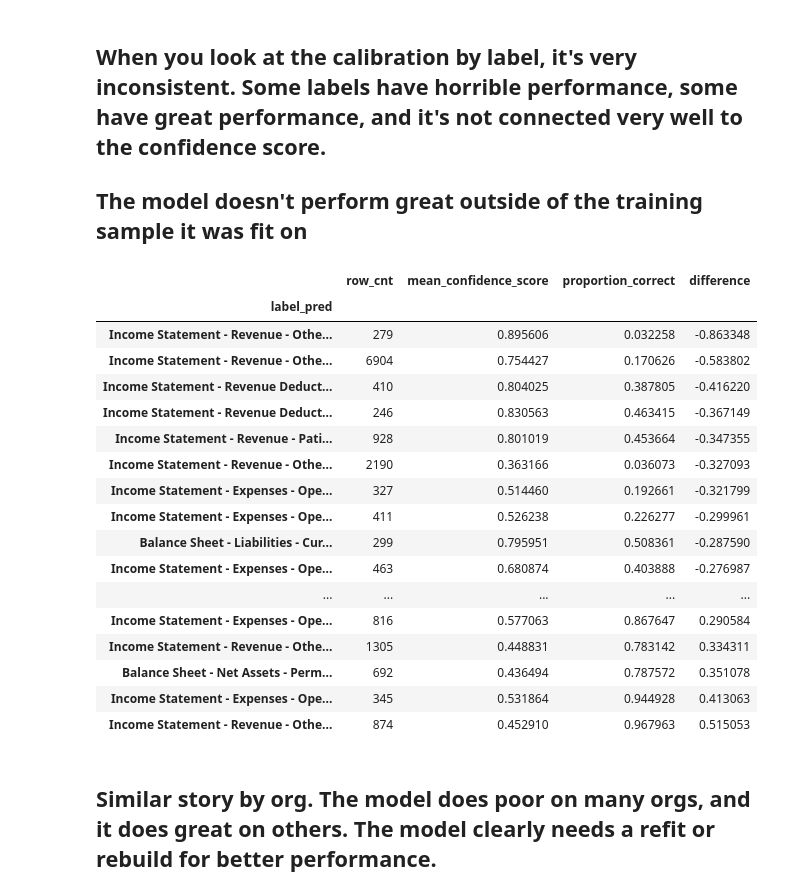
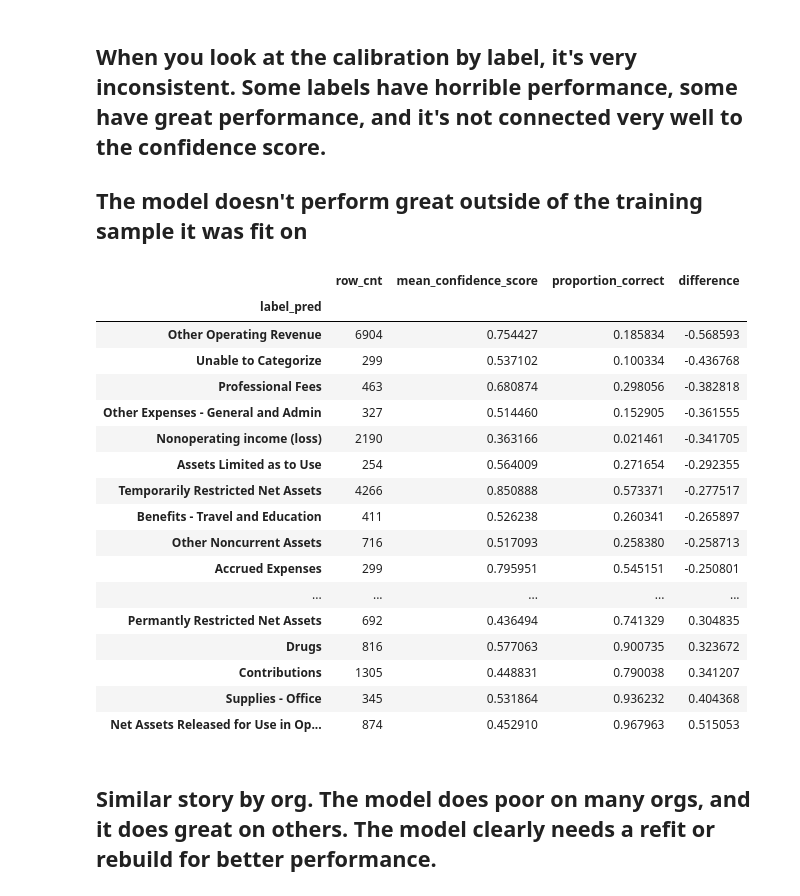
Before and after one commit to sdt-hwallace/confidence-scores, a Jupyter notebook: glacct/glacct_conf_scores.ipynb, the cells around one changed output. Drawn from its saved outputs; the diff is of its cells as text; code cells hidden in the pictures.

```diff
--- a/glacct/glacct_conf_scores.ipynb
+++ b/glacct/glacct_conf_scores.ipynb
@@ -497,0 +548,5 @@ dtype: int64
+# %%
+dfp['pred_trimmed'] = dfp['prediction']
+for val in stmt_cats:
+    dfp['pred_trimmed'] = dfp['pred_trimmed'].str.replace(val, '')
+dfp.loc[dfp.pred_trimmed=='Unable -  to - Categorize', 'pred_trimmed'] = 'Unable to Categorize'
@@ -497,0 +571,5 @@ dtype: int64
+# %%
+dfp['rev_substr'] = dfp.apply(lambda x: x.review == x.pred_trimmed, axis=1)
+dfp['line_substr'] = dfp.apply(lambda x: x.lineitem == x.pred_trimmed, axis=1)
+dfp['review_na'] = False
+dfp.loc[dfp.review == 'NONE', 'review_na'] = True
@@ -498,6 +589,7 @@ dtype: int64
 # %% [markdown]
 ## Begin Analysis
 # %%
-dfm['label'] = 0
-dfm.loc[dfm.review.isnull(), 'label'] = 1
-dfm = dfm.rename({'probability':'confidence', 'prediction':'label_pred'}, axis=1)
+dfp['label'] = 0
+dfp.loc[(dfp.review_na) & (dfp.line_substr), 'label'] = 1
+dfp.loc[(dfp.review_na==False) & (dfp.rev_substr), 'label'] = 1
+dfp = dfp.rename({'probability':'confidence', 'pred_trimmed':'label_pred'}, axis=1)
@@ -532,33 +643,33 @@ disp.__dict__
  'ax_': <Axes: xlabel='Mean predicted probability (Positive class: 1)', ylabel='Fraction of positives (Positive class: 1)'>,
  'figure_': <Figure size 640x480 with 1 Axes>}
 # %%
-dfm['row_cnt'] = 1
+dfp['row_cnt'] = 1
 # %% [markdown]
 ## When you look at the calibration by label, it's very inconsistent. Some labels have horrible performance, some have great performance, and it's not connected very well to the confidence score.
 
 ## The model doesn't perform great outside of the training sample it was fit on
 # %%
-by_label = dfm.groupby('label_pred').agg({'row_cnt': 'sum', 'confidence': 'mean', 'label': 'mean'})
+by_label = dfp.groupby('label_pred').agg({'row_cnt': 'sum', 'confidence': 'mean', 'label': 'mean'})
 by_label['difference'] = by_label['label'] - by_label['confidence']
 by_label = by_label.rename(columns={'confidence':'mean_confidence_score','label':'proportion_correct'})
 by_label.loc[by_label.row_cnt>200].sort_values(by=['difference'])
 # %% [output]
 |  | row_cnt | mean_confidence_score | proportion_correct | difference |
 | label_pred |  |  |  |  |
-| Income Statement - Revenue - Othe... | 279 | 0.895606 | 0.032258 | -0.863348 |
-| Income Statement - Revenue - Othe... | 6904 | 0.754427 | 0.170626 | -0.583802 |
-| Income Statement - Revenue Deduct... | 410 | 0.804025 | 0.387805 | -0.416220 |
-| Income Statement - Revenue Deduct... | 246 | 0.830563 | 0.463415 | -0.367149 |
-| Income Statement - Revenue - Pati... | 928 | 0.801019 | 0.453664 | -0.347355 |
-| Income Statement - Revenue - Othe... | 2190 | 0.363166 | 0.036073 | -0.327093 |
-| Income Statement - Expenses - Ope... | 327 | 0.514460 | 0.192661 | -0.321799 |
-| Income Statement - Expenses - Ope... | 411 | 0.526238 | 0.226277 | -0.299961 |
-| Balance Sheet - Liabilities - Cur... | 299 | 0.795951 | 0.508361 | -0.287590 |
-| Income Statement - Expenses - Ope... | 463 | 0.680874 | 0.403888 | -0.276987 |
+| Other Operating Revenue | 6904 | 0.754427 | 0.185834 | -0.568593 |
+| Unable to Categorize | 299 | 0.537102 | 0.100334 | -0.436768 |
+| Professional Fees | 463 | 0.680874 | 0.298056 | -0.382818 |
+| Other Expenses - General and Admin | 327 | 0.514460 | 0.152905 | -0.361555 |
+| Nonoperating income (loss) | 2190 | 0.363166 | 0.021461 | -0.341705 |
+| Assets Limited as to Use | 254 | 0.564009 | 0.271654 | -0.292355 |
+| Temporarily Restricted Net Assets | 4266 | 0.850888 | 0.573371 | -0.277517 |
+| Benefits - Travel and Education | 411 | 0.526238 | 0.260341 | -0.265897 |
+| Other Noncurrent Assets | 716 | 0.517093 | 0.258380 | -0.258713 |
+| Accrued Expenses | 299 | 0.795951 | 0.545151 | -0.250801 |
 | ... | ... | ... | ... | ... |
-| Income Statement - Expenses - Ope... | 816 | 0.577063 | 0.867647 | 0.290584 |
-| Income Statement - Revenue - Othe... | 1305 | 0.448831 | 0.783142 | 0.334311 |
-| Balance Sheet - Net Assets - Perm... | 692 | 0.436494 | 0.787572 | 0.351078 |
-| Income Statement - Expenses - Ope... | 345 | 0.531864 | 0.944928 | 0.413063 |
-| Income Statement - Revenue - Othe... | 874 | 0.452910 | 0.967963 | 0.515053 |
+| Permantly Restricted Net Assets | 692 | 0.436494 | 0.741329 | 0.304835 |
+| Drugs | 816 | 0.577063 | 0.900735 | 0.323672 |
+| Contributions | 1305 | 0.448831 | 0.790038 | 0.341207 |
+| Supplies - Office | 345 | 0.531864 | 0.936232 | 0.404368 |
+| Net Assets Released for Use in Op... | 874 | 0.452910 | 0.967963 | 0.515053 |
 # %%
```
Also changed, not shown: parts of 29 cells of this notebook, 1 other file.
